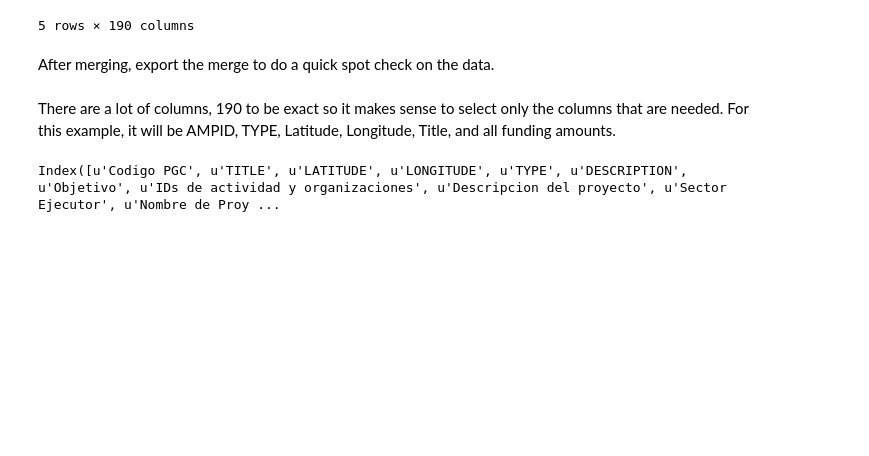
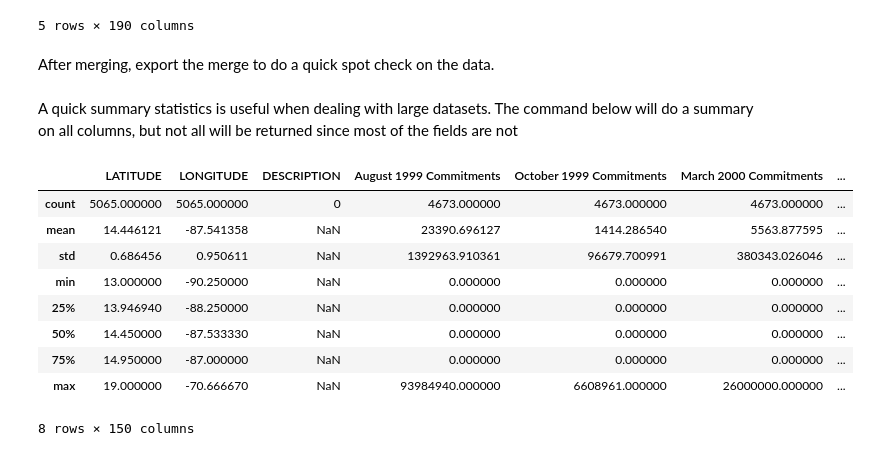
Before and after one commit to bcarancibia/CUNY_IS_602, a Jupyter notebook: Project/bcarancibia_final_project.ipynb, the cells around one changed output. Drawn from its saved outputs; the diff is of its cells as text; code cells hidden in the pictures; blank space fills up the shorter version.

```diff
--- a/Project/bcarancibia_final_project.ipynb
+++ b/Project/bcarancibia_final_project.ipynb
@@ -46,9 +46,18 @@ df_commitments_locations.head()
 After merging, export the merge to do a quick spot check on the data.
 # %%
 df_commitments_locations.to_excel("merged.xlsx")
-# %% [markdown]
-There are a lot of columns, 190 to be exact so it makes sense to select only the columns that are needed. For this example, it will be AMPID, TYPE, Latitude, Longitude, Title, and all funding amounts.
+# %% [markdown]
+A quick summary statistics is useful when dealing with large datasets. The command below will do a summary on all columns, but not all will be returned since most of the fields are not
 # %%
-df_commitments_locations.columns
+df_commitments_locations.describe()
 # %% [output]
+|  | LATITUDE | LONGITUDE | DESCRIPTION | August 1999 Commitments | October 1999 Commitments | March 2000 Commitments | ... |
+| count | 5065.000000 | 5065.000000 | 0 | 4673.000000 | 4673.000000 | 4673.000000 | ... |
+| mean | 14.446121 | -87.541358 | NaN | 23390.696127 | 1414.286540 | 5563.877595 | ... |
+| std | 0.686456 | 0.950611 | NaN | 1392963.910361 | 96679.700991 | 380343.026046 | ... |
+| min | 13.000000 | -90.250000 | NaN | 0.000000 | 0.000000 | 0.000000 | ... |
+| 25% | 13.946940 | -88.250000 | NaN | 0.000000 | 0.000000 | 0.000000 | ... |
+| 50% | 14.450000 | -87.533330 | NaN | 0.000000 | 0.000000 | 0.000000 | ... |
+| 75% | 14.950000 | -87.000000 | NaN | 0.000000 | 0.000000 | 0.000000 | ... |
+| max | 19.000000 | -70.666670 | NaN | 93984940.000000 | 6608961.000000 | 26000000.000000 | ... |
-Index([u'Codigo PGC', u'TITLE', u'LATITUDE', u'LONGITUDE', u'TYPE', u'DESCRIPTION', u'Objetivo', u'IDs de actividad y organizaciones', u'Descripcion del proyecto', u'Sector Ejecutor', u'Nombre de Proy ...
+8 rows × 150 columns
```
Also changed, not shown: parts of 3 cells of this notebook, 1 other file.
